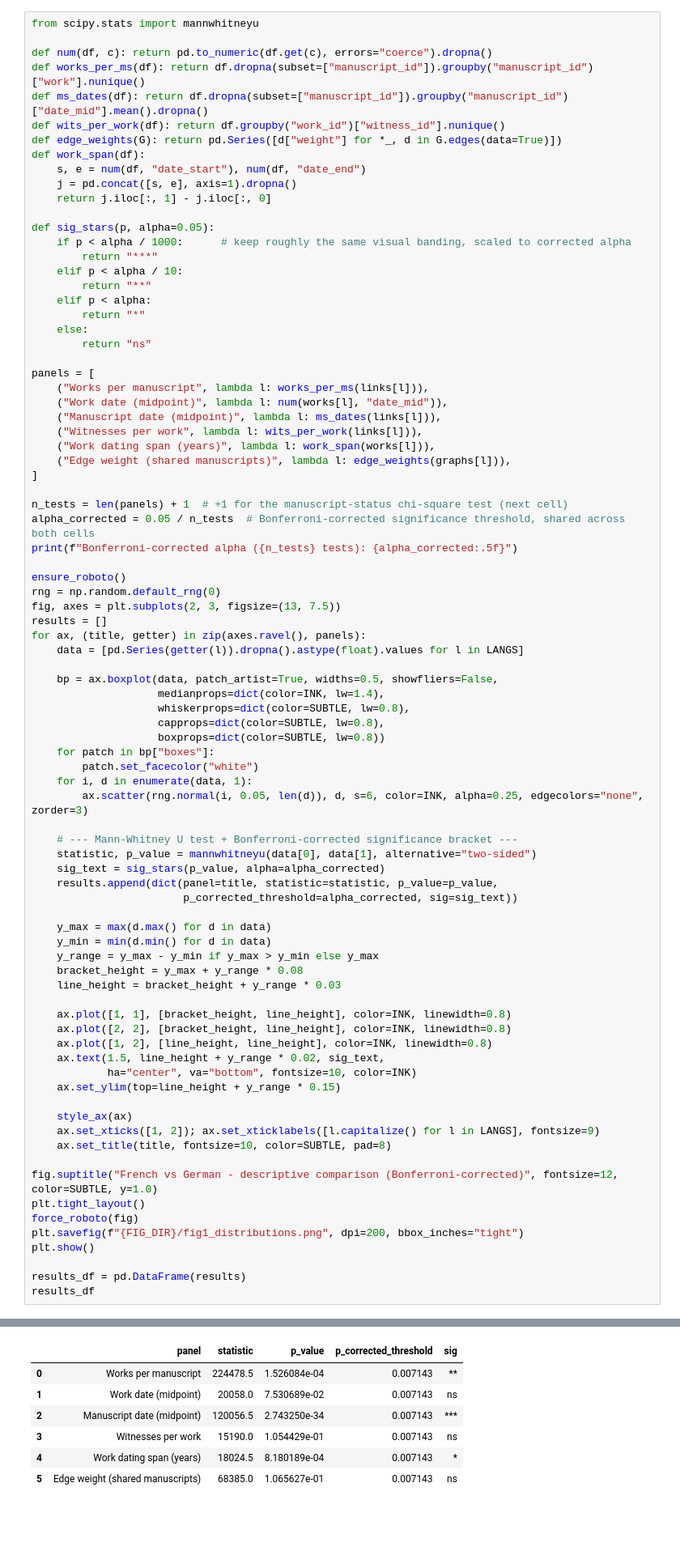
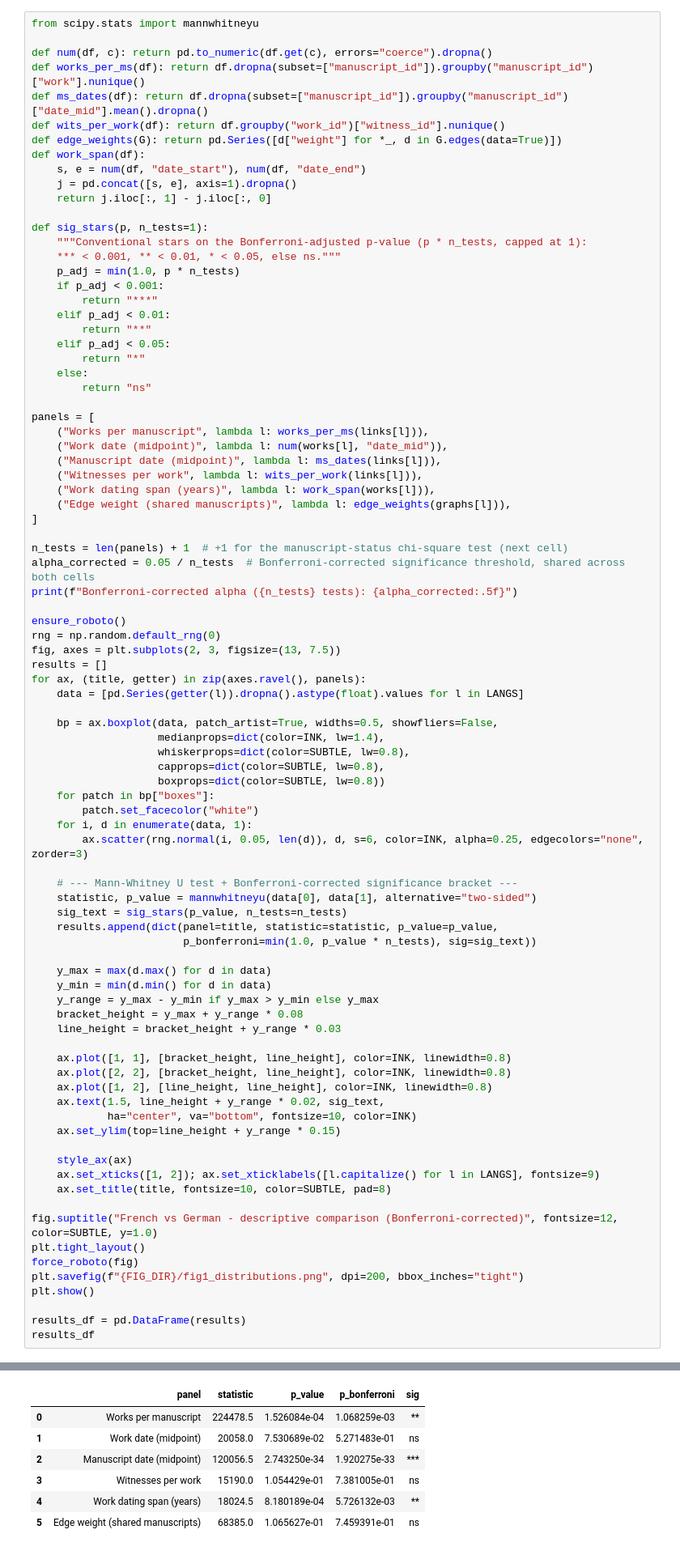
Before and after one commit to mikekestemont/mitueberlierung, a Jupyter notebook: 01-networks-no-ambras.ipynb, the cells around one changed output, grey strips where cells are left out. Shown at 81% size. Saved outputs shown, nothing was run; the diff lists cells and outputs as text; blank space fills up the shorter version.

```diff
--- a/01-networks-no-ambras.ipynb
+++ b/01-networks-no-ambras.ipynb
@@ -277,12 +277,15 @@ def work_span(df):
     j = pd.concat([s, e], axis=1).dropna()
     return j.iloc[:, 1] - j.iloc[:, 0]
 
-def sig_stars(p, alpha=0.05):
-    if p < alpha / 1000:      # keep roughly the same visual banding, scaled to corrected alpha
+def sig_stars(p, n_tests=1):
+    """Conventional stars on the Bonferroni-adjusted p-value (p * n_tests, capped at 1):
+    *** < 0.001, ** < 0.01, * < 0.05, else ns."""
+    p_adj = min(1.0, p * n_tests)
+    if p_adj < 0.001:
         return "***"
-    elif p < alpha / 10:
+    elif p_adj < 0.01:
         return "**"
-    elif p < alpha:
+    elif p_adj < 0.05:
         return "*"
     else:
         return "ns"
@@ -319,45 +322,45 @@ for ax, (title, getter) in zip(axes.ravel(), panels):
 
     # --- Mann-Whitney U test + Bonferroni-corrected significance bracket ---
     statistic, p_value = mannwhitneyu(data[0], data[1], alternative="two-sided")
-    sig_text = sig_stars(p_value, alpha=alpha_corrected)
+    sig_text = sig_stars(p_value, n_tests=n_tests)
     results.append(dict(panel=title, statistic=statistic, p_value=p_value,
-                        p_corrected_threshold=alpha_corrected, sig=sig_text))
+                        p_bonferroni=min(1.0, p_value * n_tests), sig=sig_text))
 
     y_max = max(d.max() for d in data)
     y_min = min(d.min() for d in data)
     y_range = y_max - y_min if y_max > y_min else y_max
     bracket_height = y_max + y_range * 0.08
     line_height = bracket_height + y_range * 0.03
 
     ax.plot([1, 1], [bracket_height, line_height], color=INK, linewidth=0.8)
     ax.plot([2, 2], [bracket_height, line_height], color=INK, linewidth=0.8)
     ax.plot([1, 2], [line_height, line_height], color=INK, linewidth=0.8)
     ax.text(1.5, line_height + y_range * 0.02, sig_text,
             ha="center", va="bottom", fontsize=10, color=INK)
     ax.set_ylim(top=line_height + y_range * 0.15)
 
     style_ax(ax)
     ax.set_xticks([1, 2]); ax.set_xticklabels([l.capitalize() for l in LANGS], fontsize=9)
     ax.set_title(title, fontsize=10, color=SUBTLE, pad=8)
 
 fig.suptitle("French vs German - descriptive comparison (Bonferroni-corrected)", fontsize=12, color=SUBTLE, y=1.0)
 plt.tight_layout()
 force_roboto(fig)
 plt.savefig(f"{FIG_DIR}/fig1_distributions.png", dpi=200, bbox_inches="tight")
 plt.show()
 
 results_df = pd.DataFrame(results)
 results_df
 # %% [output]
 Bonferroni-corrected alpha (7 tests): 0.00714
 [figure]
-|  | panel | statistic | p_value | p_corrected_threshold | sig |
-| 0 | Works per manuscript | 224478.5 | 1.526084e-04 | 0.007143 | ** |
-| 1 | Work date (midpoint) | 20058.0 | 7.530689e-02 | 0.007143 | ns |
-| 2 | Manuscript date (midpoint) | 120056.5 | 2.743250e-34 | 0.007143 | *** |
-| 3 | Witnesses per work | 15190.0 | 1.054429e-01 | 0.007143 | ns |
-| 4 | Work dating span (years) | 18024.5 | 8.180189e-04 | 0.007143 | * |
-| 5 | Edge weight (shared manuscripts) | 68385.0 | 1.065627e-01 | 0.007143 | ns |
+|  | panel | statistic | p_value | p_bonferroni | sig |
+| 0 | Works per manuscript | 224478.5 | 1.526084e-04 | 1.068259e-03 | ** |
+| 1 | Work date (midpoint) | 20058.0 | 7.530689e-02 | 5.271483e-01 | ns |
+| 2 | Manuscript date (midpoint) | 120056.5 | 2.743250e-34 | 1.920275e-33 | *** |
+| 3 | Witnesses per work | 15190.0 | 1.054429e-01 | 7.381005e-01 | ns |
+| 4 | Work dating span (years) | 18024.5 | 8.180189e-04 | 5.726132e-03 | ** |
+| 5 | Edge weight (shared manuscripts) | 68385.0 | 1.065627e-01 | 7.459391e-01 | ns |
 # %%
 from scipy.stats import chi2_contingency
 
```
Also changed, not shown: parts of 5 cells of this notebook, 12 other files.
